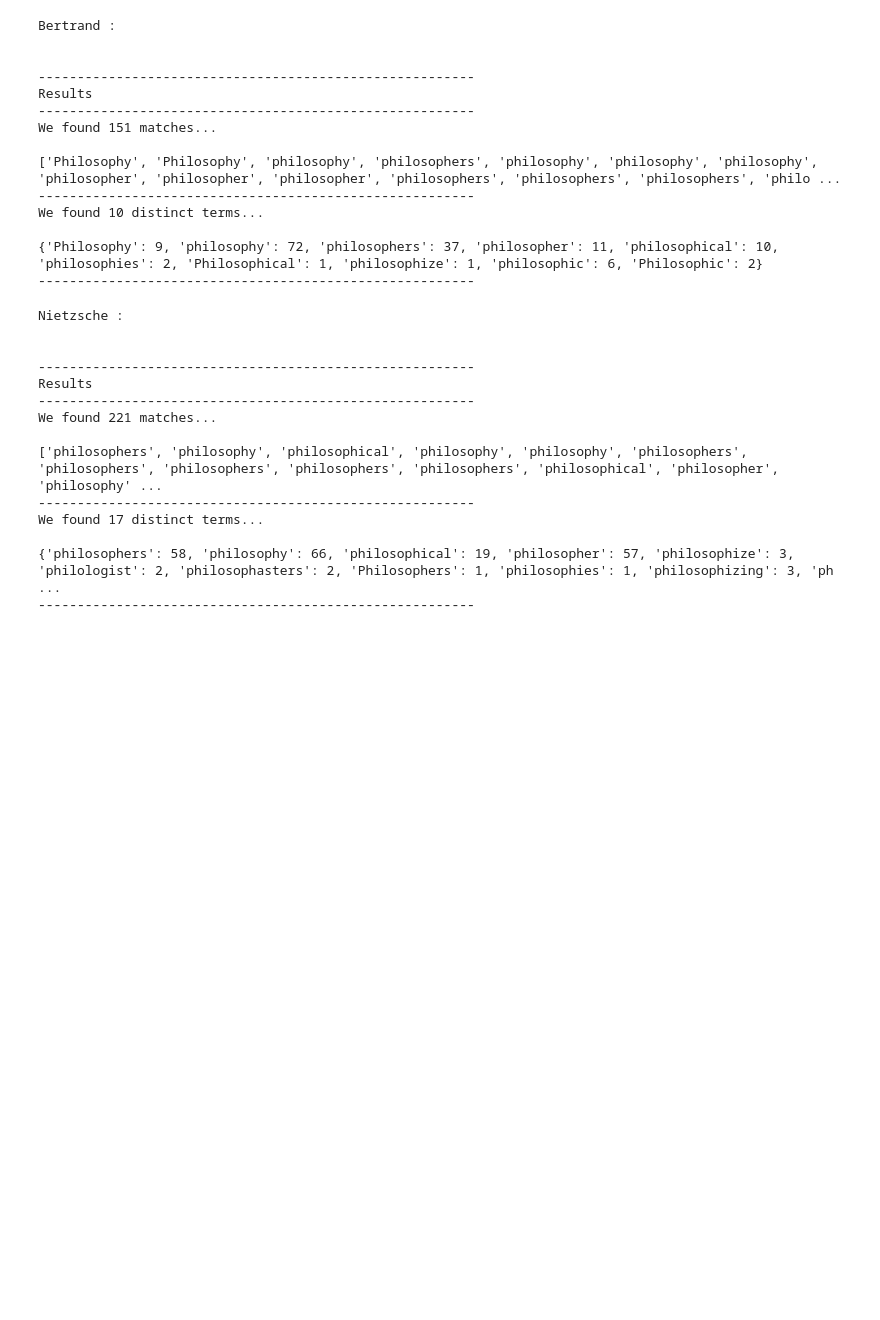
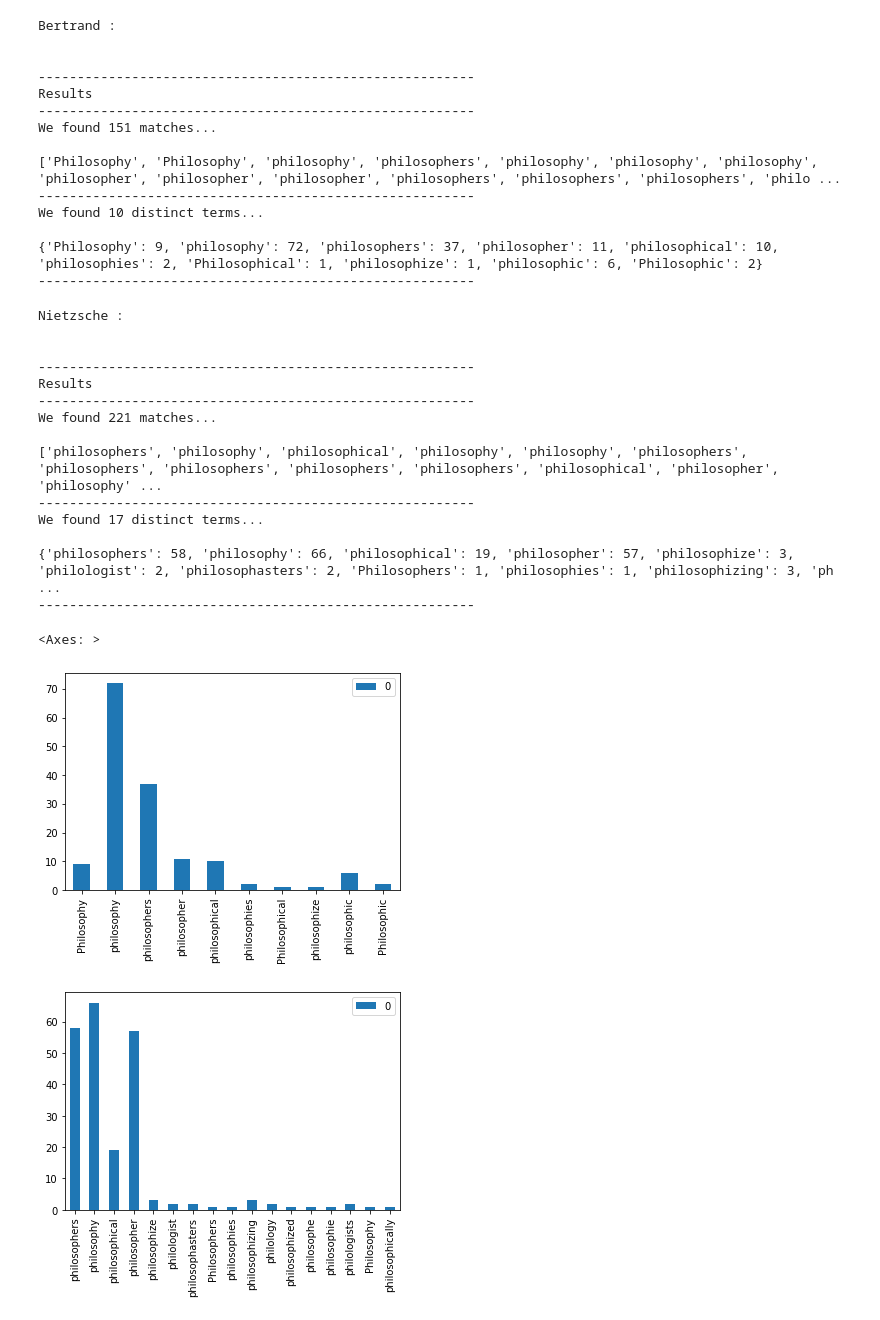
Before and after one commit to AmirJlr/nlp-class, a Jupyter notebook: my_homeworks/HW1/hw1.ipynb, the cells around one changed output. Cells and saved outputs as stored; diff of their text form; code cells hidden in the pictures; blank space fills up the shorter version.

```diff
--- a/my_homeworks/HW1/hw1.ipynb
+++ b/my_homeworks/HW1/hw1.ipynb
@@ -204,3 +206,16 @@ We found 17 distinct terms...
 
 {'philosophers': 58, 'philosophy': 66, 'philosophical': 19, 'philosopher': 57, 'philosophize': 3, 'philologist': 2, 'philosophasters': 2, 'Philosophers': 1, 'philosophies': 1, 'philosophizing': 3, 'ph ...
 --------------------------------------------------------
+# %%
+df_Bertrand = pd.DataFrame(CountFrequency(matches_Bertrand), index=[0]).T
+# %%
+df_Nietzsche = pd.DataFrame(CountFrequency(matches_Nietzsche), index=[0]).T
+# %%
+
+df_Bertrand.plot(kind='bar')
+
+df_Nietzsche.plot(kind='bar')
+# %% [output]
+<Axes: >
+[figure, added]
+[figure, added]
```
Also changed, not shown: parts of 2 cells of this notebook.
